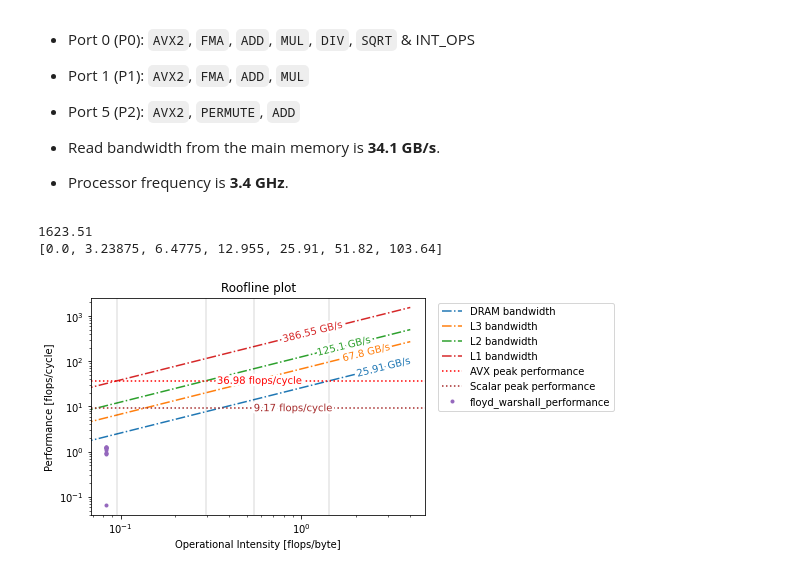
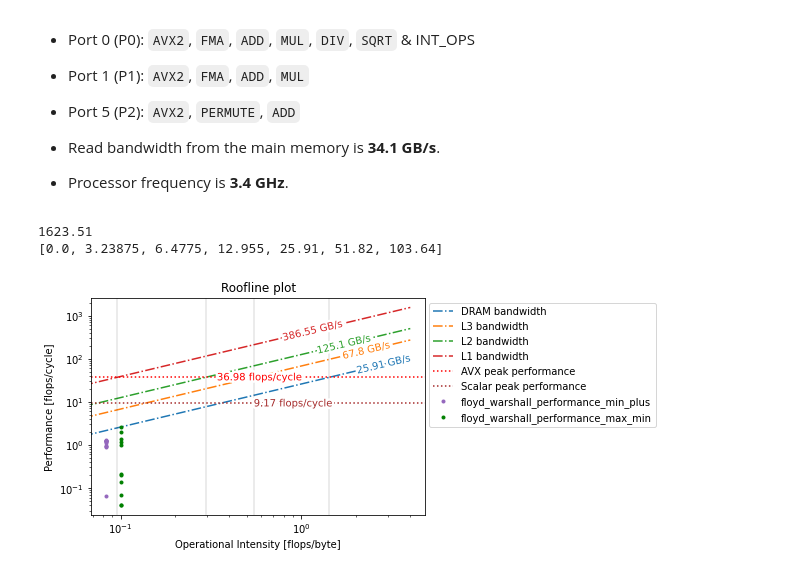
Before and after one commit to Sh-Anand/Fast-Generalized-Floyd-Warshall, a Jupyter notebook: roofline.ipynb, the cells around one changed output. Saved outputs shown, nothing was run; the diff lists cells and outputs as text; code cells hidden in the pictures.

```diff
--- a/roofline.ipynb
+++ b/roofline.ipynb
@@ -40,6 +40,8 @@ roofline_L1 = [x*beta_L1 for x in I_n]
 
 tile_vectorized_min_plus_y = [0.066, 0.93, 1.1, 1.23, 1.29, 1.21, 1.21, 1.26, 1.24, 0.92, 0.87]
 tile_vectorized_min_plus_x = [0.083 for _ in tile_vectorized_min_plus_y]
+tile_vectorized_max_min_y = [0.04, 0.14, 0.07, 2.6, 0.2127, 0.2, 1.4, 0.04, 2.022, 1.16, 0.128313]
+tile_vectorized_max_min_x = [0.1 for _ in tile_vectorized_max_min_y]
 tile_vectorized_min_plus_ns = [4, 8, 16, 32, 64, 128, 256, 512, 1024, 2048, 4096]
 # %%
 # Plot roofline
@@ -52,6 +54,7 @@ ax.plot(I_n, roofline_L1, '-.', label = "386.55 GB/s")
 ax.axhline(y = pi, color = 'r', linestyle = ':', label = "36.98 flops/cycle")
 ax.axhline(y = pi_scalar, color = 'brown', linestyle = ':', label = "9.17 flops/cycle")
 ax.plot(tile_vectorized_min_plus_x, tile_vectorized_min_plus_y, ".")
+ax.plot(tile_vectorized_max_min_x, tile_vectorized_max_min_y, ".", color="green")
 # Plot performances
 #compI = 1.0/3.0
 #comp1y, comp2y = (3.2, 4)
@@ -59,33 +62,33 @@ ax.plot(tile_vectorized_min_plus_x, tile_vectorized_min_plus_y, ".")
 #plt.plot(compI, comp2y, marker="o", markersize=5, markerfacecolor="blue", label="comp2")
 
 #compI2 = 8.0/15.0
 #plt.plot(compI2, comp1y, marker="o", markersize=5, markerfacecolor="green", label="comp1")
 #plt.plot(compI2, comp2y, marker="o", markersize=5, markerfacecolor="orange", label="comp2")
 _, ymax = ax.get_ybound()
 print(ymax)
 print(roofline_DRAM)
 ax.axvline(x = mem_comp_DRAM,  color = 'black', alpha = 0.1, linestyle = '-') #ymax = np.log(pi) / np.log(ymax),
 ax.axvline(x = mem_comp_L3, color = 'black', alpha = 0.1, linestyle = '-')
 ax.axvline(x = mem_comp_L2,  color = 'black', alpha = 0.1, linestyle = '-')
 ax.axvline(x = mem_comp_L1,  color = 'black', alpha = 0.1, linestyle = '-')
 
 labellines.labelLines(plt.gca().get_lines(),zorder=2.5)
 
 # Title axis and graph
 plt.title('Roofline plot')
 plt.xlabel('Operational Intensity [flops/byte]')
 plt.ylabel('Performance [flops/cycle]')
 
 # Make plot log-log
 plt.xscale('log')
 plt.yscale('log')
 
 # Plot legend
-mylabels = ["DRAM bandwidth", "L3 bandwidth","L2 bandwidth", "L1 bandwidth", "AVX peak performance", "Scalar peak performance", "floyd_warshall_performance"]
-plt.legend(bbox_to_anchor = (1.3, 1), loc = 'upper center', labels = mylabels)
+mylabels = ["DRAM bandwidth", "L3 bandwidth","L2 bandwidth", "L1 bandwidth", "AVX peak performance", "Scalar peak performance", "floyd_warshall_performance_min_plus", "floyd_warshall_performance_max_min"]
+plt.legend(bbox_to_anchor = (1.35, 1), loc = 'upper center', labels = mylabels)
 
 plt.show()
 # %% [output]
 1623.51
 [0.0, 3.23875, 6.4775, 12.955, 25.91, 51.82, 103.64]
-[figure, old version]
+[figure, new version]
```
